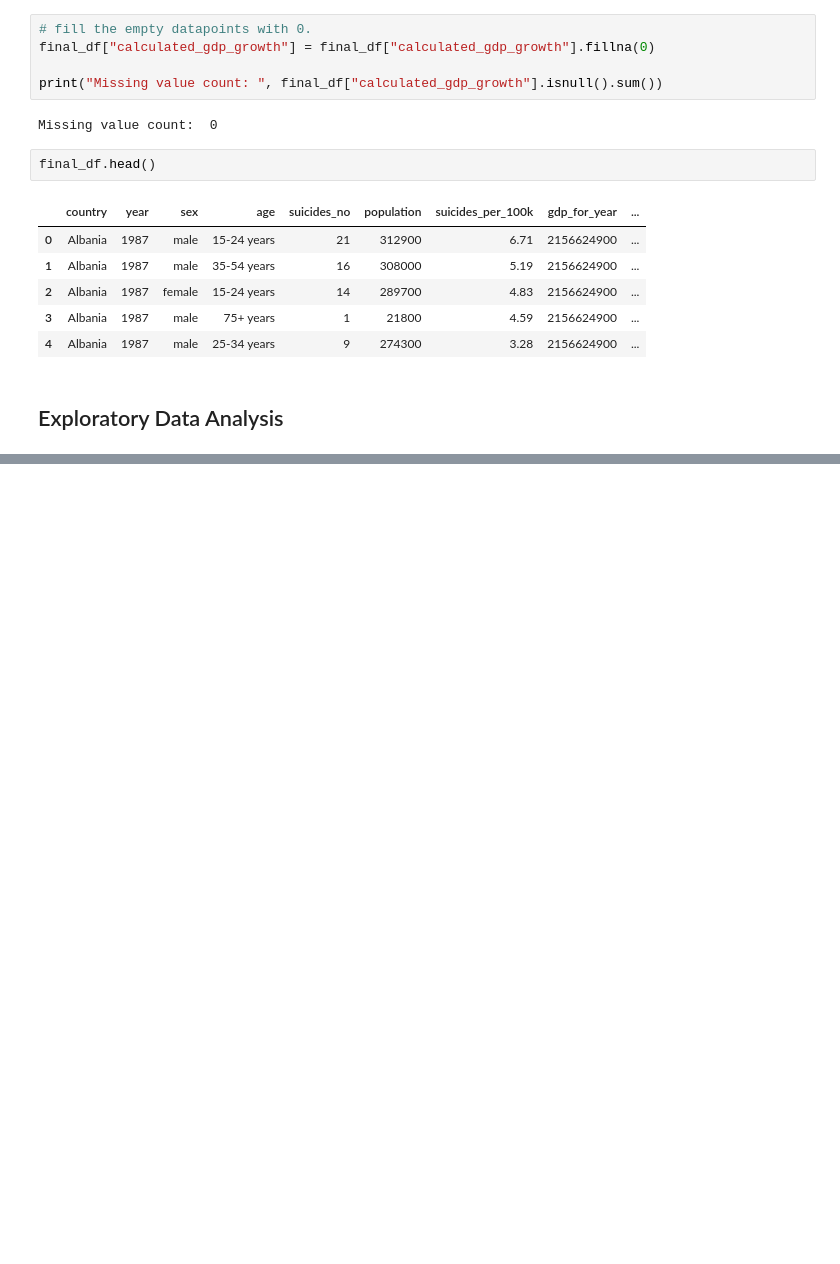
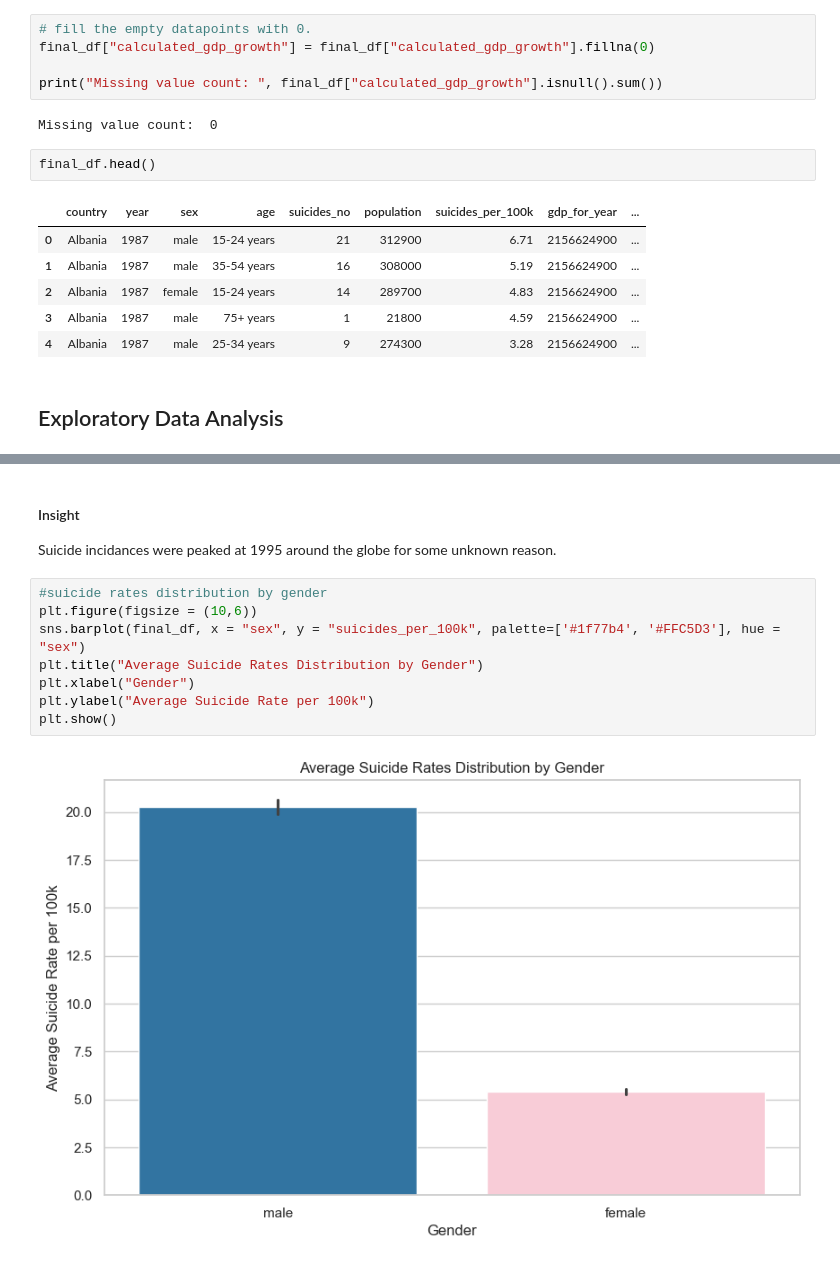
Before and after one commit to hfarukaktas/data-science-projects, a Jupyter notebook: suicide-rates-data/Suicide Rates Analysis.ipynb, the cells around one changed output, grey strips where cells are left out. Saved outputs shown, nothing was run; the diff lists cells and outputs as text; blank space fills up the shorter version.

```diff
--- a/suicide-rates-data/Suicide Rates Analysis.ipynb
+++ b/suicide-rates-data/Suicide Rates Analysis.ipynb
@@ -311,0 +345,13 @@ final_df.head()
+# %% [markdown]
+#### Insight
+Suicide incidances were peaked at 1995 around the globe for some unknown reason.
+# %%
+#suicide rates distribution by gender
+plt.figure(figsize = (10,6))
+sns.barplot(final_df, x = "sex", y = "suicides_per_100k", palette=['#1f77b4', '#FFC5D3'], hue = "sex")
+plt.title("Average Suicide Rates Distribution by Gender")
+plt.xlabel("Gender")
+plt.ylabel("Average Suicide Rate per 100k")
+plt.show()
+# %% [output]
+[figure, added]
```
Also changed, not shown: parts of 14 cells of this notebook.
